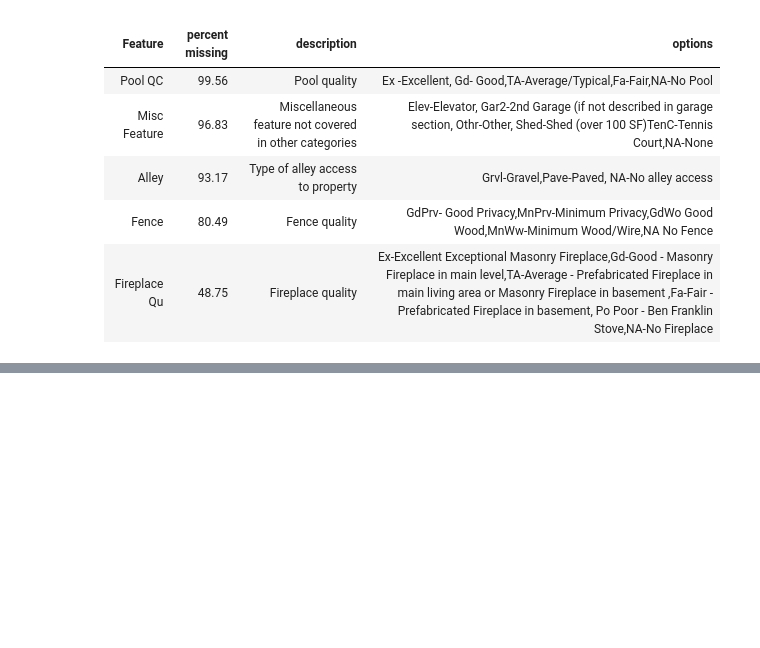
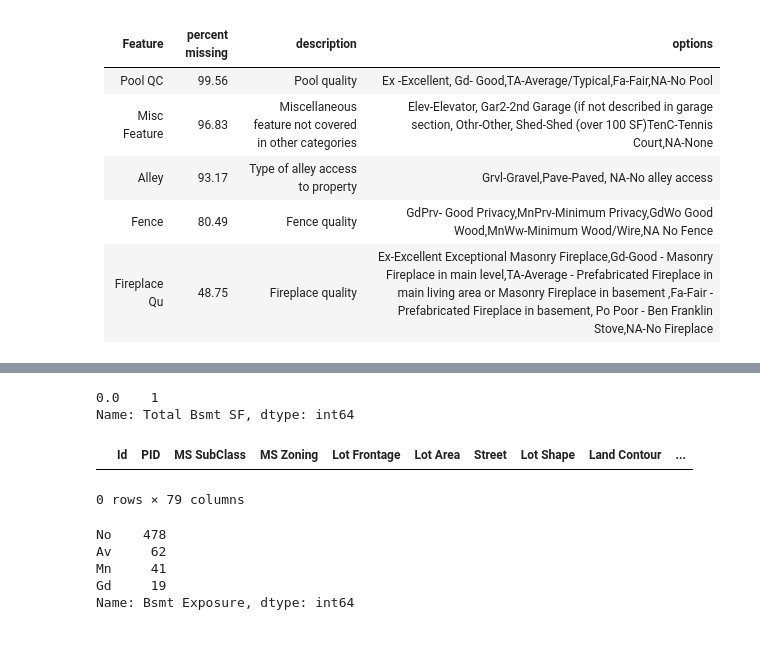
Before and after one commit to meghazavar/predict-_home_prices_regression, a Jupyter notebook: code/01_EDA_and_Cleaning.ipynb, the cells around one changed output, grey strips where cells are left out. Drawn from its saved outputs; the diff is of its cells as text; code cells hidden in the pictures; blank space fills up the shorter version.

```diff
--- a/code/01_EDA_and_Cleaning.ipynb
+++ b/code/01_EDA_and_Cleaning.ipynb
@@ -278,0 +314,2 @@ df[(df['Lot Area'] > 10500) & (df['Lot Area'] < 11500) ]
+# %%
+df.loc[(garage_area_zero & (df['Garage Type'].isnull())),'Garage Type'] ='NA'
@@ -278,0 +333,56 @@ df[(df['Lot Area'] > 10500) & (df['Lot Area'] < 11500) ]
+# %%
+basement_columns = ['Total Bsmt SF','Bsmt Unf SF','BsmtFin SF 1','BsmtFin SF 2','BsmtFin Type 1','BsmtFin Type 2','Bsmt Exposure','Bsmt Qual','Bsmt Cond','Bsmt Half Bath','Bsmt Full Bath']
+df[df['Bsmt Half Bath'].isnull()][basement_columns]['Total Bsmt SF'].value_counts()
+zero_total_sqft_basement_area = df['Total Bsmt SF'] ==0  #Total square feet of basement area
+df.loc[ (zero_total_sqft_basement_area & (df['BsmtFin Type 2'].isnull())) ,'BsmtFin Type 2']='NA' #NA	No Basement
+df.loc[ (zero_total_sqft_basement_area & (df['BsmtFin Type 1'].isnull())) ,'BsmtFin Type 1']='NA' #NA	No Basement
+df.loc[ (zero_total_sqft_basement_area & (df['Bsmt Qual'].isnull())) ,'Bsmt Qual']='NA' #NA	No Basement
+df.loc[ (zero_total_sqft_basement_area & (df['Bsmt Cond'].isnull())) ,'Bsmt Cond']='NA' #NA	No Basement
+df.loc[ (zero_total_sqft_basement_area & (df['Bsmt Exposure'].isnull())) ,'Bsmt Exposure']='NA' #NA	No Basement
+df.loc[ (zero_total_sqft_basement_area & (df['Bsmt Half Bath'].isnull())) ,'Bsmt Half Bath']='NA' #NA	No Basement
+df.loc[ (zero_total_sqft_basement_area & (df['Bsmt Full Bath'].isnull())) ,'Bsmt Full Bath']='NA' #NA	No Basement
+df.loc[ (zero_total_sqft_basement_area & (df['Bsmt Unf SF'].isnull())) ,'Bsmt Unf SF']='NA' #NA	No Basement
+# %% [output]
+0.0    1
+Name: Total Bsmt SF, dtype: int64
+# %%
+missing_data_columns = ['Bsmt Exposure','BsmtFin Type 1','BsmtFin Type 2',
+                        'Bsmt Qual','Bsmt Cond','BsmtFin SF 1',
+                        'Bsmt Unf SF','Total Bsmt SF','Bsmt Full Bath','Bsmt Half Bath','Garage Yr Blt']
+#'Garage Finish','Garage Cars','Garage Area','Garage Qual','Garage Cond']
+#'Mas Vnr Type','Mas Vnr Area',
+#len(df[df.isnull().all(axis=1)][missing_data_columns])
+#'Lot Frontage'
+
+df= df[~(df['Bsmt Qual'].isnull() &
+   df['Bsmt Exposure'].isnull() &
+   df['BsmtFin Type 1'].isnull() &
+   df['BsmtFin Type 2'].isnull() &
+   df['Bsmt Cond'].isnull() &
+   df['Total Bsmt SF'].isnull() &
+   df['Bsmt Full Bath'].isnull() )
+  ]
+df =df[~(df['Garage Finish'].isnull() &
+   df['Garage Cars'].isnull() &
+   df['Garage Area'].isnull() &
+   df['Garage Qual'].isnull() &
+   df['Garage Cond'].isnull() )
+  ]
+# %%
+df[(df['Garage Finish'].isnull() &
+   df['Garage Cars'].isnull() &
+   df['Garage Area'].isnull() &
+   df['Garage Qual'].isnull() &
+   df['Garage Cond'].isnull() )
+  ]
+# %% [output]
+|  | Id | PID | MS SubClass | MS Zoning | Lot Frontage | Lot Area | Street | Lot Shape | Land Contour | ... |
+0 rows × 79 columns
+# %%
+df[df['BsmtFin Type 1']=='Unf']['Bsmt Exposure'].value_counts()
+# %% [output]
+No    478
+Av     62
+Mn     41
+Gd     19
+Name: Bsmt Exposure, dtype: int64
@@ -278,0 +396,2 @@ df[(df['Lot Area'] > 10500) & (df['Lot Area'] < 11500) ]
+# %% [markdown]
+<a id='References'/>
```
Also changed, not shown: parts of 40 cells of this notebook, 1 other file.
